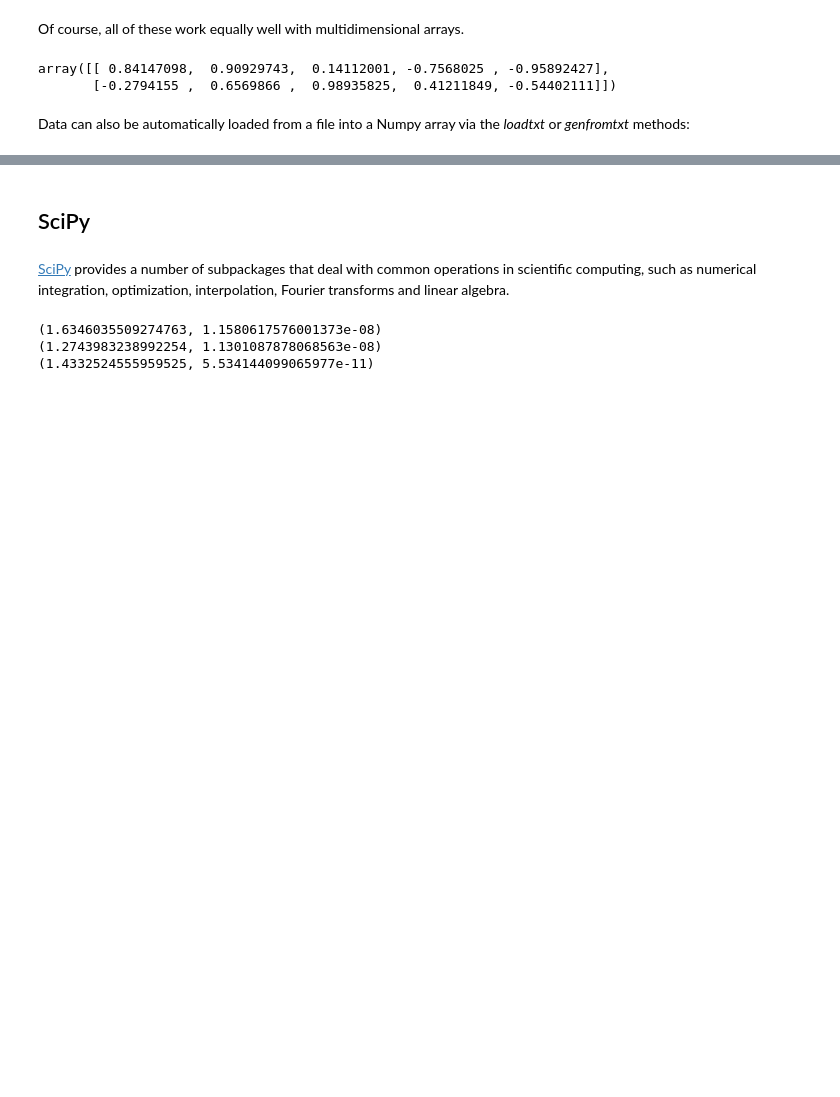
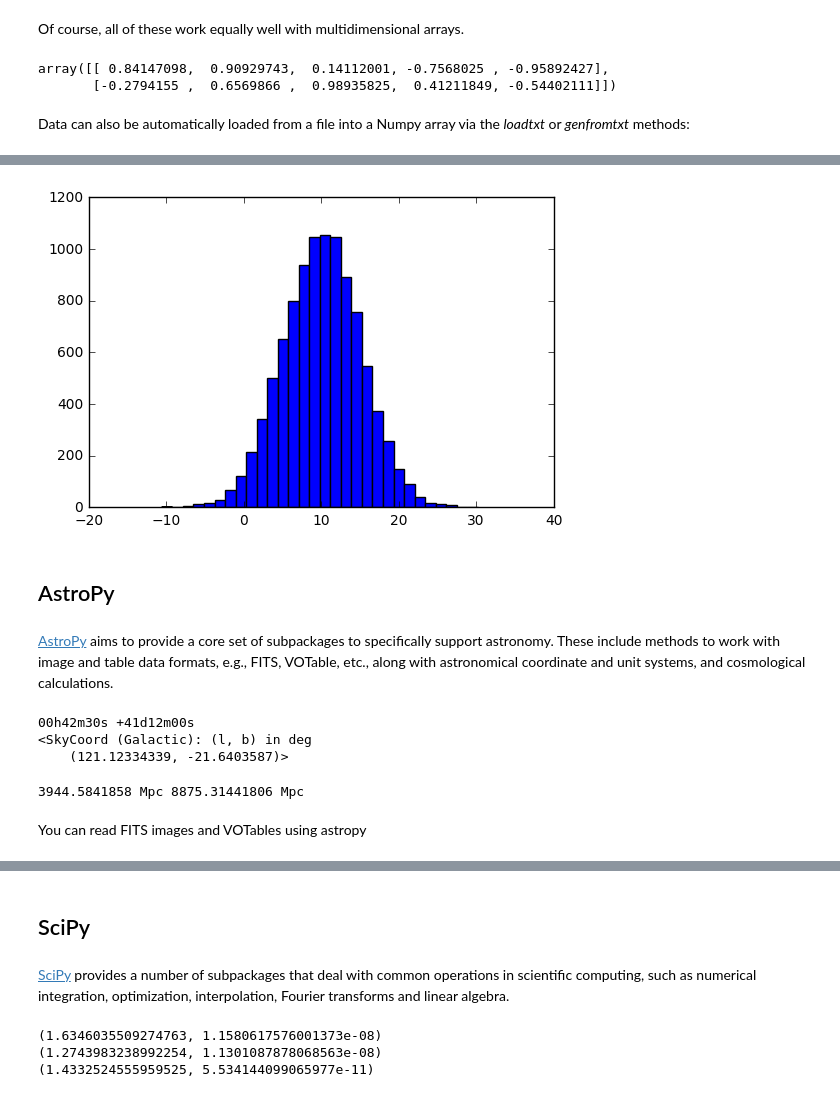
Before and after one commit to pucdata/pythonclub, a Jupyter notebook: sessions/01-introduction/Software I.ipynb, the cells around one changed output, grey strips where cells are left out. Drawn from its saved outputs; the diff is of its cells as text; code cells hidden in the pictures; blank space fills up the shorter version.

```diff
--- a/sessions/01-introduction/Software I.ipynb
+++ b/sessions/01-introduction/Software I.ipynb
@@ -153,0 +228,28 @@ data = np.loadtxt("somefile.csv", delimiter = ",", skiprows = 3)
+# %%
+x=10+5*np.random.randn(10000)
+
+n, bins, patches=plt.hist(x,bins=30)
+# %% [output]
+[figure, added]
+# %% [markdown]
+## AstroPy
+# %% [markdown]
+<a href="http://www.astropy.org">AstroPy</a> aims to provide a core set of subpackages to specifically support astronomy. These include methods to work with image and table data formats, e.g., FITS, VOTable, etc., along with astronomical coordinate and unit systems, and cosmological calculations.
+# %%
+from astropy import units as u
+from astropy.coordinates import SkyCoord
+
+c = SkyCoord(ra = 10.625 * u.degree, dec = 41.2 * u.degree, frame = 'icrs')
+print c.to_string('hmsdms')
+print c.galactic
+# %% [output]
+00h42m30s +41d12m00s
+<SkyCoord (Galactic): (l, b) in deg
+    (121.12334339, -21.6403587)>
+# %%
+from astropy.cosmology import WMAP9 as cosmo
+print cosmo.comoving_distance(1.25), cosmo.luminosity_distance(1.25)
+# %% [output]
+3944.5841858 Mpc 8875.31441806 Mpc
+# %% [markdown]
+You can read FITS images and VOTables using astropy
```
Also changed, not shown: parts of 28 cells of this notebook, 11 other files.
